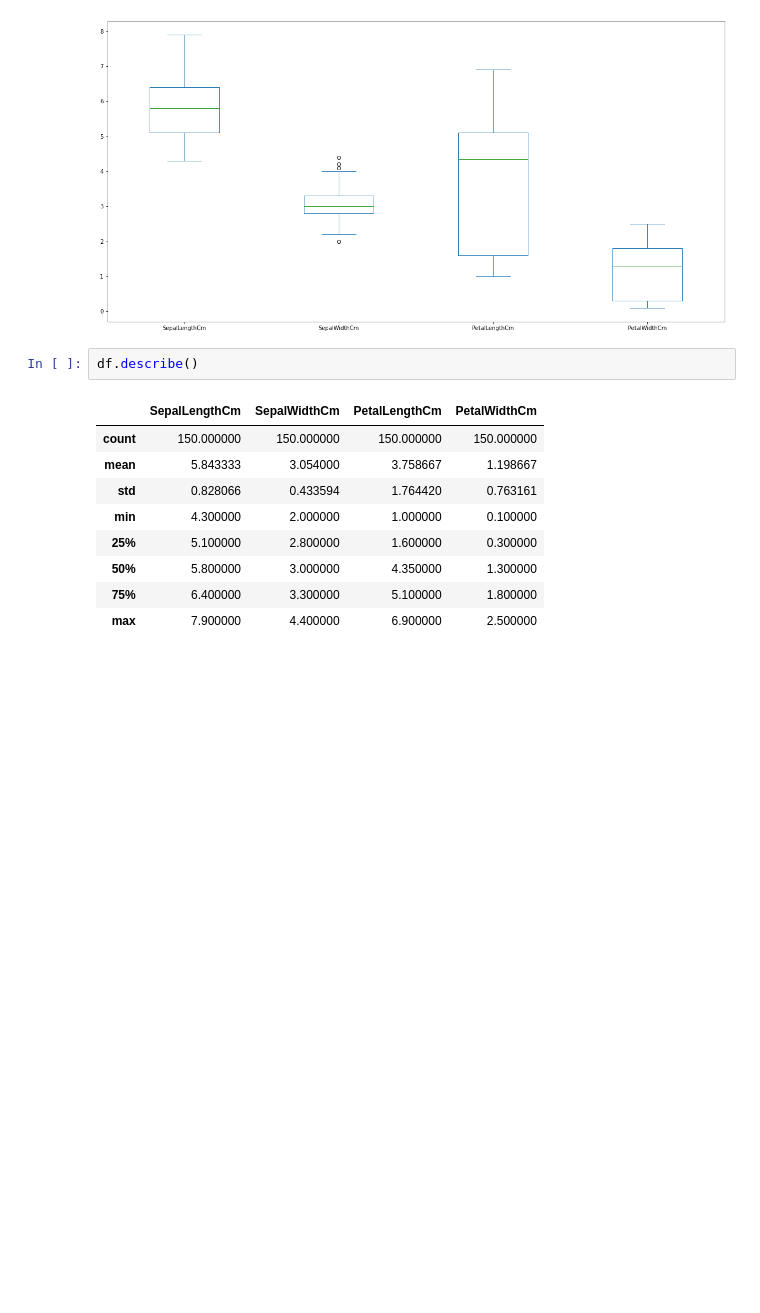
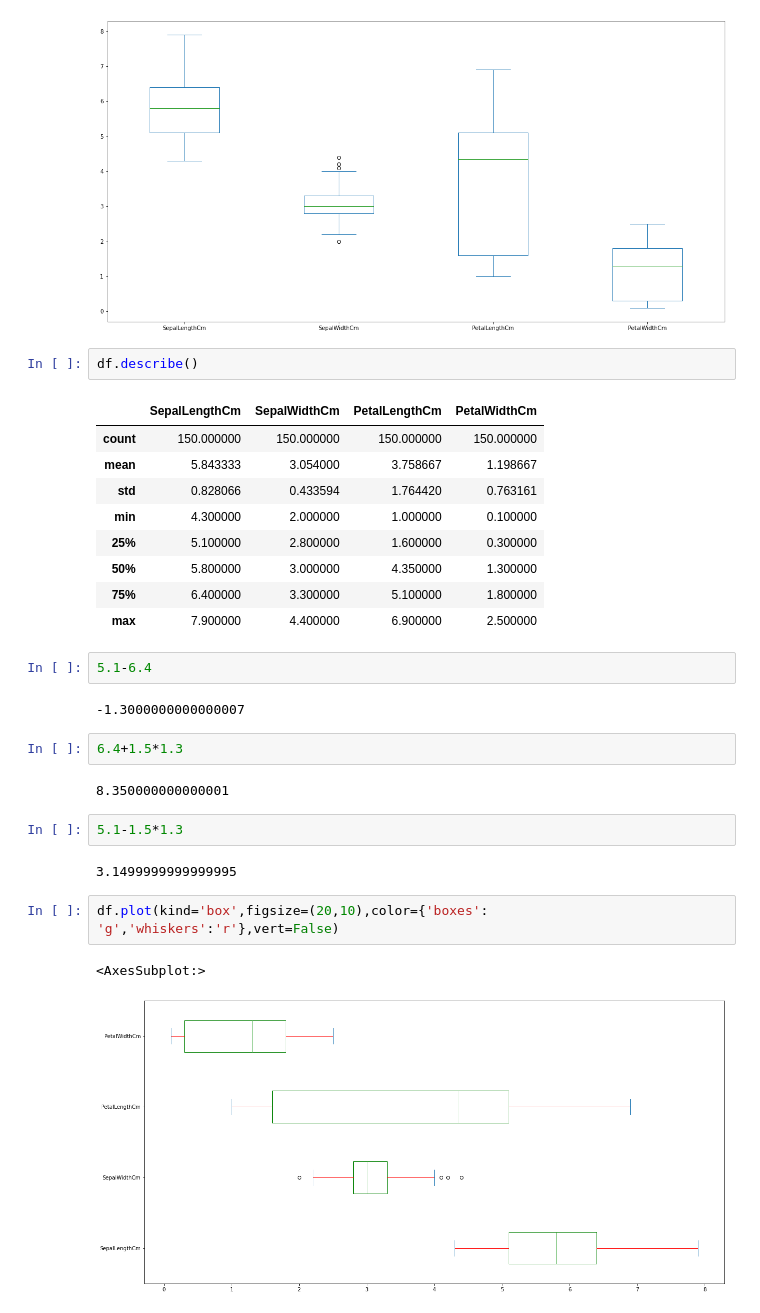
Before and after one commit to FazlullahBokhari/python-Labraries, a Jupyter notebook: Matplotlib .ipynb, the cells around one changed output. Saved outputs shown, nothing was run; the diff lists cells and outputs as text; blank space fills up the shorter version.

```diff
--- a/Matplotlib .ipynb
+++ b/Matplotlib .ipynb
@@ -172,3 +172,20 @@ df.describe()
 | 50% | 5.800000 | 3.000000 | 4.350000 | 1.300000 |
 | 75% | 6.400000 | 3.300000 | 5.100000 | 1.800000 |
 | max | 7.900000 | 4.400000 | 6.900000 | 2.500000 |
+# %%
+5.1-6.4
+# %% [output]
+-1.3000000000000007
+# %%
+6.4+1.5*1.3
+# %% [output]
+8.350000000000001
+# %%
+5.1-1.5*1.3
+# %% [output]
+3.1499999999999995
+# %%
+df.plot(kind='box',figsize=(20,10),color={'boxes': 'g','whiskers':'r'},vert=False)
+# %% [output]
+<AxesSubplot:>
+[figure, added]
```
Also changed, not shown: parts of 29 cells of this notebook.
